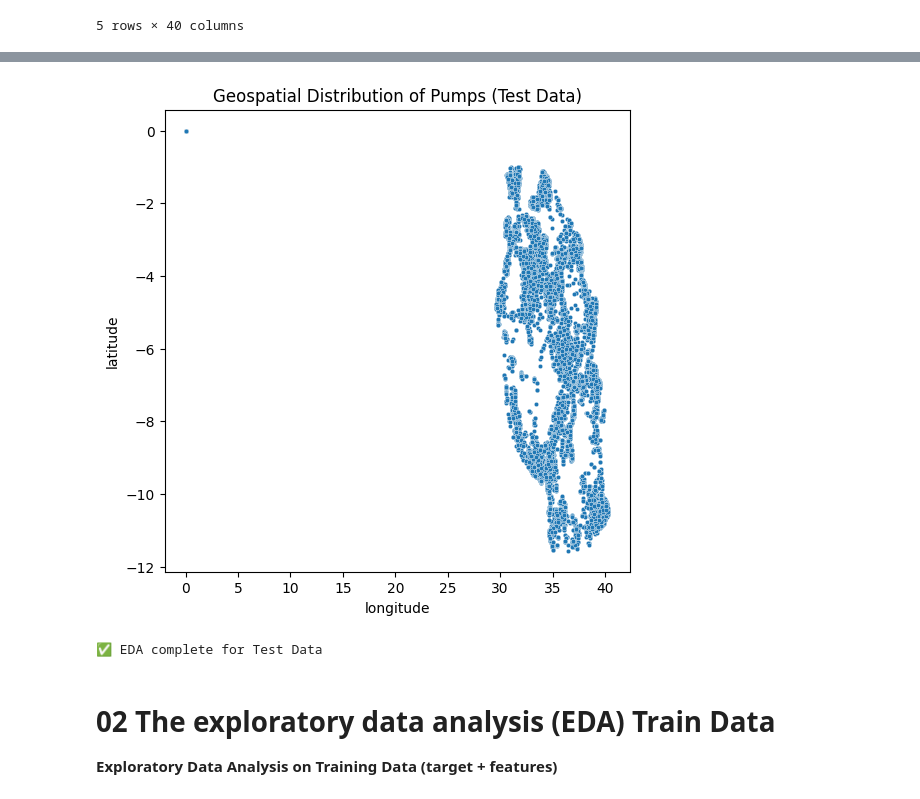
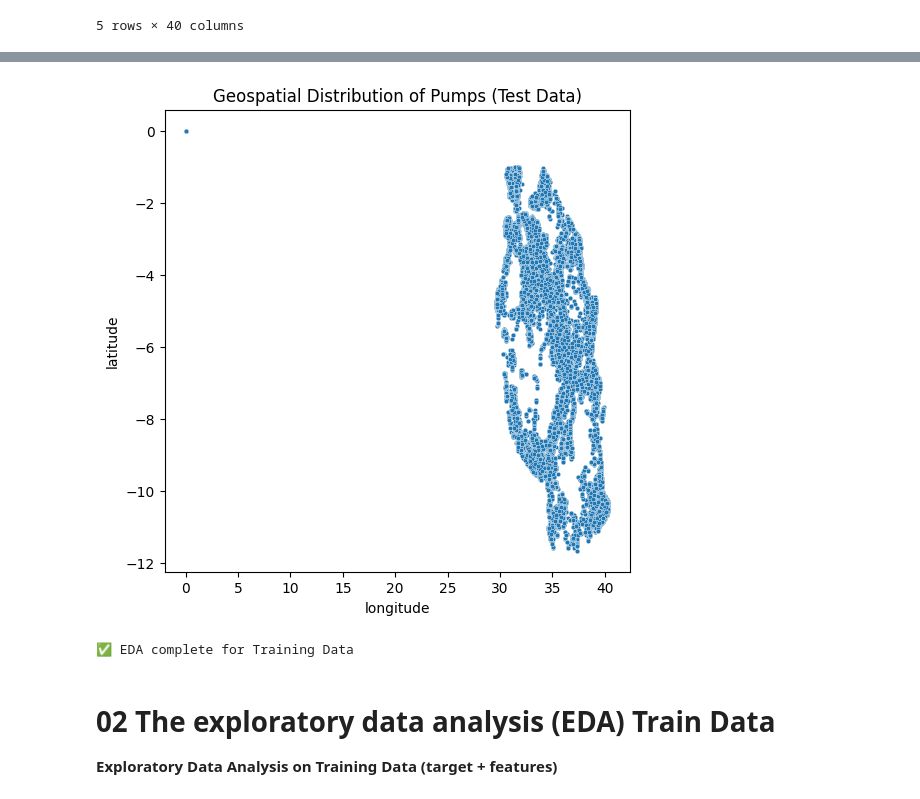
Before and after one commit to albert-raphael/water-pump, a Jupyter notebook: Notebooks/water-pump.ipynb, the cells around one changed output, grey strips where cells are left out. Saved outputs shown, nothing was run; the diff lists cells and outputs as text; code cells hidden in the pictures.

Commit message:
EDA Complete for training data

```diff
--- a/Notebooks/water-pump.ipynb
+++ b/Notebooks/water-pump.ipynb
@@ -453,20 +483,21 @@ if len(num_cols) > 1:
 # %%
-# --- Simple geospatial scatter (if lat/lon exist) ---
-lat_cols = [c for c in test_df1.columns if "lat" in c.lower()]
-lon_cols = [c for c in test_df1.columns if "lon" in c.lower()]
+# 4. Simple geospatial scatter (if lat/lon exist)
+
+lat_cols = [c for c in df.columns if "lat" in c.lower()]
+lon_cols = [c for c in df.columns if "lon" in c.lower()]
 
 if lat_cols and lon_cols:
     lat, lon = lat_cols[0], lon_cols[0]
     plt.figure(figsize=(6,6))
-    sns.scatterplot(x=lon, y=lat, data=test_df1, s=10)
+    sns.scatterplot(x=lon, y=lat, data=df, s=10)
     plt.title("Geospatial Distribution of Pumps (Test Data)")
     plt.show()
 # %% [output]
-[figure, old version]
+[figure, new version]
 # %%
-print("✅ EDA complete for Test Data")
+print("✅ EDA complete for Training Data")
 # %% [output]
-✅ EDA complete for Test Data
+✅ EDA complete for Training Data
 # %% [markdown]
 # 02 The exploratory data analysis (EDA) Train Data
 
```
Also changed, not shown: parts of 16 cells of this notebook.
